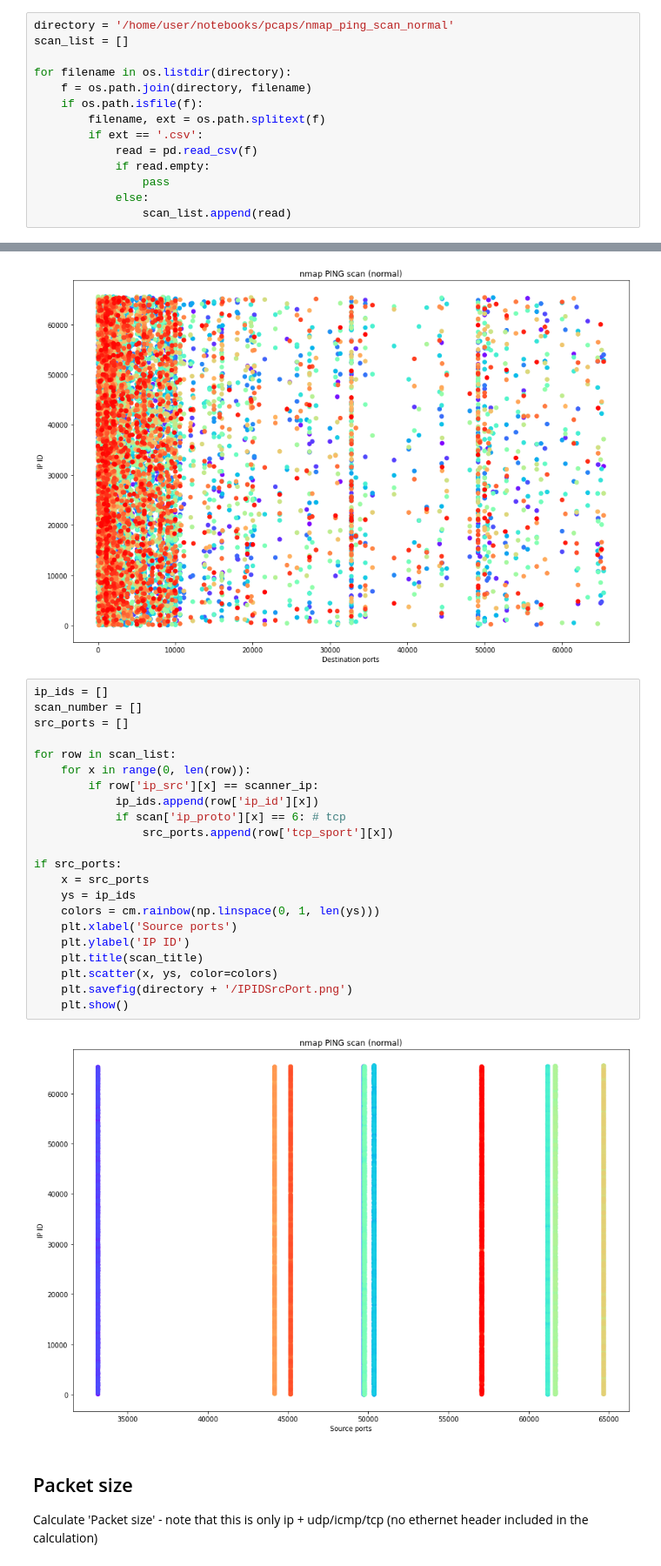
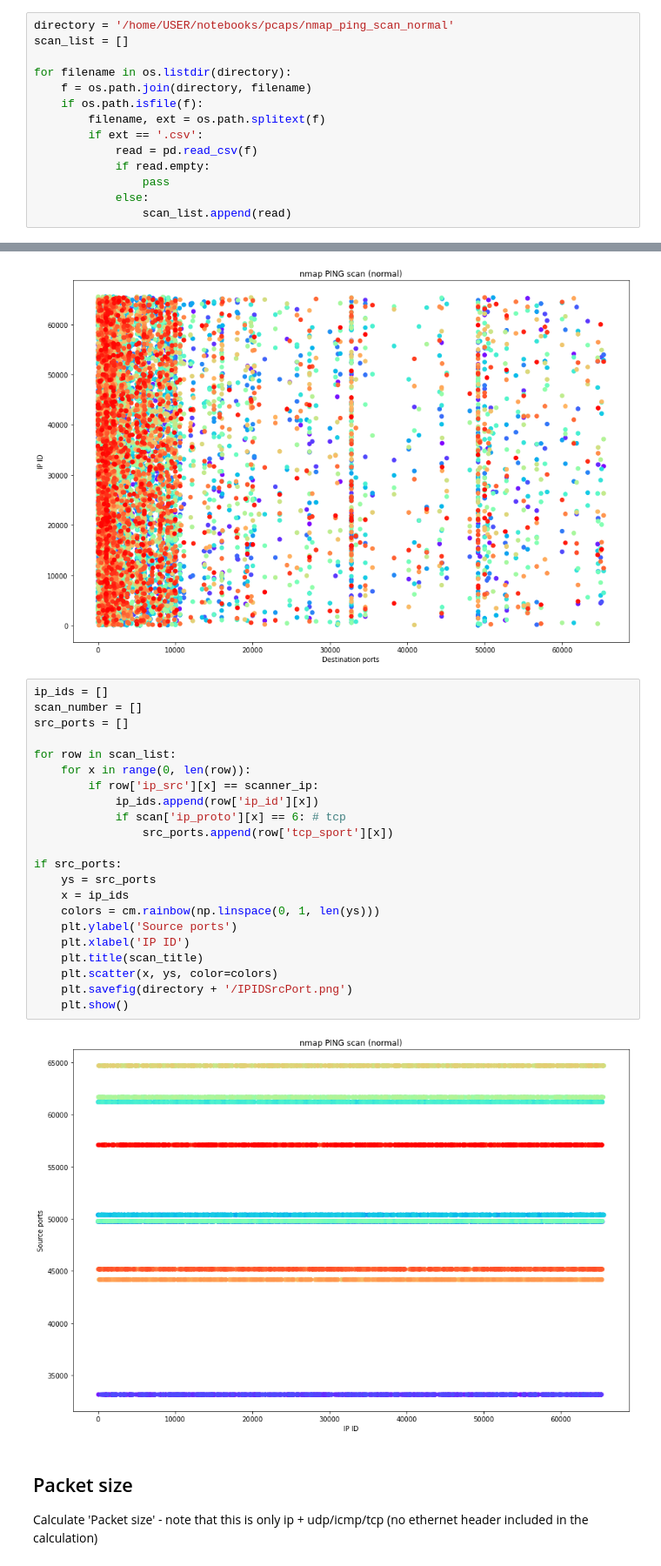
Before and after one commit to orjanj/nmap-pkg-generation-analysis, a Jupyter notebook: jupyter/nmap_ping_scan_normal.ipynb, the cells around one changed output, grey strips where cells are left out. Shown at 87% size. Saved outputs shown, nothing was run; the diff lists cells and outputs as text.

```diff
--- a/jupyter/nmap_ping_scan_normal.ipynb
+++ b/jupyter/nmap_ping_scan_normal.ipynb
@@ -25,7 +25,7 @@ plt.rcParams["figure.figsize"] = (15,10)
 # %% [markdown]
 ###### Read data - output from 'process_pcap_with_payload.py'
 # %%
-directory = '/home/user/notebooks/pcaps/nmap_ping_scan_normal'
+directory = '/home/USER/notebooks/pcaps/nmap_ping_scan_normal'
 scan_list = []
 
 for filename in os.listdir(directory):
@@ -328,27 +328,27 @@ if dst_ports:
 # %%
 ip_ids = []
 scan_number = []
 src_ports = []
 
 for row in scan_list:
     for x in range(0, len(row)):
         if row['ip_src'][x] == scanner_ip:
             ip_ids.append(row['ip_id'][x])
             if scan['ip_proto'][x] == 6: # tcp
                 src_ports.append(row['tcp_sport'][x])
 
 if src_ports:
-    x = src_ports
-    ys = ip_ids
+    ys = src_ports
+    x = ip_ids
     colors = cm.rainbow(np.linspace(0, 1, len(ys)))
-    plt.xlabel('Source ports')
-    plt.ylabel('IP ID')
+    plt.ylabel('Source ports')
+    plt.xlabel('IP ID')
     plt.title(scan_title)
     plt.scatter(x, ys, color=colors)
     plt.savefig(directory + '/IPIDSrcPort.png')
     plt.show()
 # %% [output]
-[figure, old version]
+[figure, new version]
 # %% [markdown]
 ## Packet size
 Calculate 'Packet size' - note that this is only ip + udp/icmp/tcp (no ethernet header included in the calculation)
```
Also changed, not shown: 29 other files.
